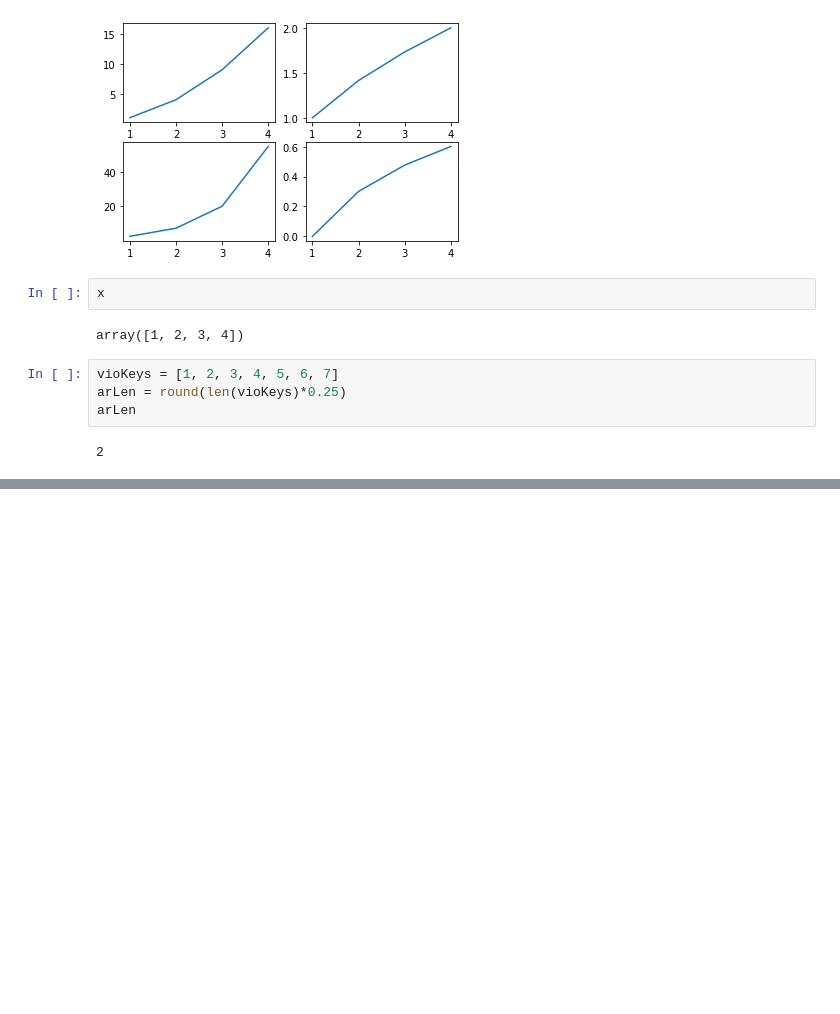
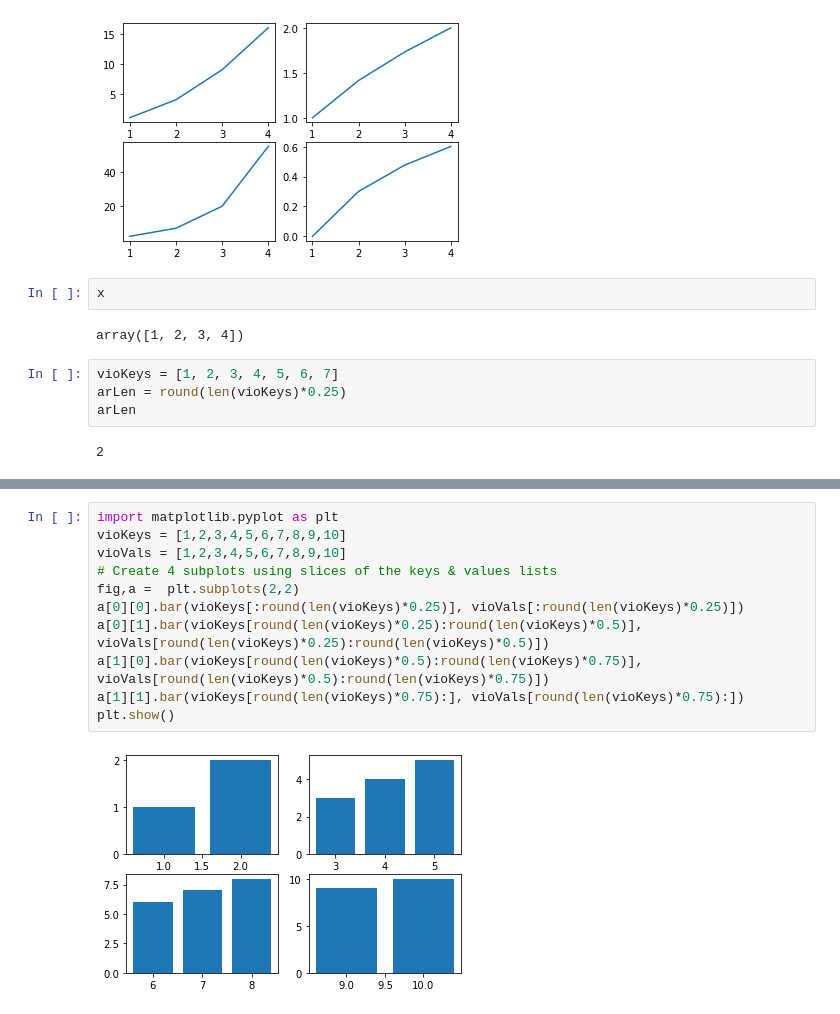
Before and after one commit to ejgoodwin/sum_parser, a Jupyter notebook: Parser.ipynb, the cells around one changed output, grey strips where cells are left out. Cells and saved outputs as stored; diff of their text form; blank space fills up the shorter version.

```diff
--- a/Parser.ipynb
+++ b/Parser.ipynb
@@ -553,0 +657,13 @@ window.mainloop()
+# %%
+import matplotlib.pyplot as plt
+vioKeys = [1,2,3,4,5,6,7,8,9,10]
+vioVals = [1,2,3,4,5,6,7,8,9,10]
+# Create 4 subplots using slices of the keys & values lists
+fig,a =  plt.subplots(2,2)
+a[0][0].bar(vioKeys[:round(len(vioKeys)*0.25)], vioVals[:round(len(vioKeys)*0.25)])
+a[0][1].bar(vioKeys[round(len(vioKeys)*0.25):round(len(vioKeys)*0.5)], vioVals[round(len(vioKeys)*0.25):round(len(vioKeys)*0.5)])
+a[1][0].bar(vioKeys[round(len(vioKeys)*0.5):round(len(vioKeys)*0.75)], vioVals[round(len(vioKeys)*0.5):round(len(vioKeys)*0.75)])
+a[1][1].bar(vioKeys[round(len(vioKeys)*0.75):], vioVals[round(len(vioKeys)*0.75):])
+plt.show()
+# %% [output]
+[figure, added]
```
Also changed, not shown: parts of 7 cells of this notebook.
